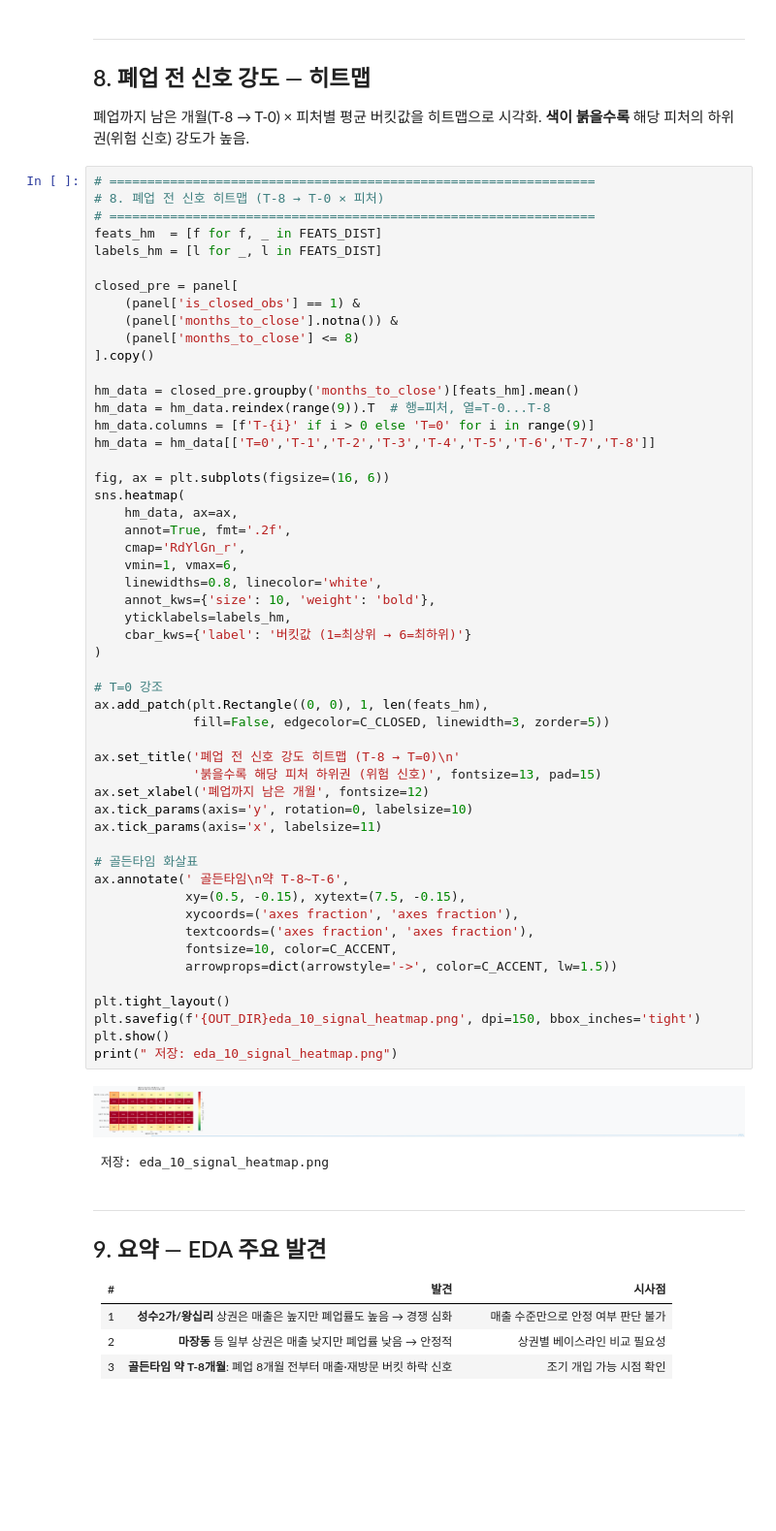
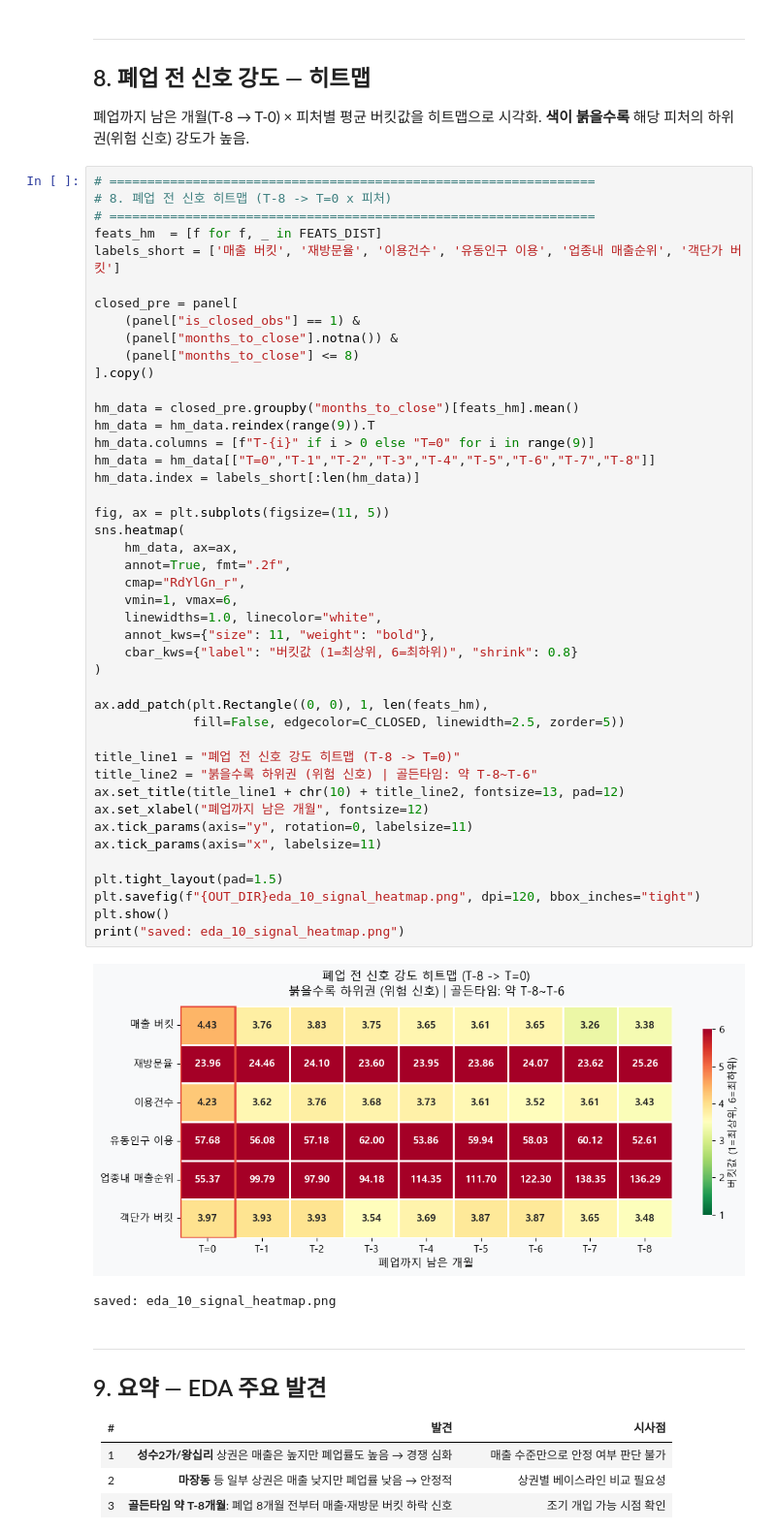
Before and after one commit to Broogun/bigcontest-2025-ews, a Jupyter notebook: notebooks/02_eda_analysis.ipynb, the cells around one changed output. Shown at 97% size. Saved outputs shown, nothing was run; the diff lists cells and outputs as text; blank space fills up the shorter version.

Commit message:
fix: 신호 히트맵 가로 overflow 수정
figsize (16,6) -> (11,5), 짧은 라벨로 교체
기존 7711x612 -> 1186x568으로 정상 비율

```diff
--- a/notebooks/02_eda_analysis.ipynb
+++ b/notebooks/02_eda_analysis.ipynb
@@ -633,59 +633,51 @@ print(" 저장: eda_09_correlation_heatmap.png")
 **색이 붉을수록** 해당 피처의 하위권(위험 신호) 강도가 높음.
 # %%
 # ================================================================
-# 8. 폐업 전 신호 히트맵 (T-8 → T-0 × 피처)
+# 8. 폐업 전 신호 히트맵 (T-8 -> T=0 x 피처)
 # ================================================================
 feats_hm  = [f for f, _ in FEATS_DIST]
-labels_hm = [l for _, l in FEATS_DIST]
+labels_short = ['매출 버킷', '재방문율', '이용건수', '유동인구 이용', '업종내 매출순위', '객단가 버킷']
 
 closed_pre = panel[
-    (panel['is_closed_obs'] == 1) &
-    (panel['months_to_close'].notna()) &
-    (panel['months_to_close'] <= 8)
+    (panel["is_closed_obs"] == 1) &
+    (panel["months_to_close"].notna()) &
+    (panel["months_to_close"] <= 8)
 ].copy()
 
-hm_data = closed_pre.groupby('months_to_close')[feats_hm].mean()
-hm_data = hm_data.reindex(range(9)).T  # 행=피처, 열=T-0...T-8
-hm_data.columns = [f'T-{i}' if i > 0 else 'T=0' for i in range(9)]
-hm_data = hm_data[['T=0','T-1','T-2','T-3','T-4','T-5','T-6','T-7','T-8']]
+hm_data = closed_pre.groupby("months_to_close")[feats_hm].mean()
+hm_data = hm_data.reindex(range(9)).T
+hm_data.columns = [f"T-{i}" if i > 0 else "T=0" for i in range(9)]
+hm_data = hm_data[["T=0","T-1","T-2","T-3","T-4","T-5","T-6","T-7","T-8"]]
+hm_data.index = labels_short[:len(hm_data)]
 
-fig, ax = plt.subplots(figsize=(16, 6))
+fig, ax = plt.subplots(figsize=(11, 5))
 sns.heatmap(
     hm_data, ax=ax,
-    annot=True, fmt='.2f',
-    cmap='RdYlGn_r',
+    annot=True, fmt=".2f",
+    cmap="RdYlGn_r",
     vmin=1, vmax=6,
-    linewidths=0.8, linecolor='white',
-    annot_kws={'size': 10, 'weight': 'bold'},
-    yticklabels=labels_hm,
-    cbar_kws={'label': '버킷값 (1=최상위 → 6=최하위)'}
+    linewidths=1.0, linecolor="white",
+    annot_kws={"size": 11, "weight": "bold"},
+    cbar_kws={"label": "버킷값 (1=최상위, 6=최하위)", "shrink": 0.8}
 )
 
-# T=0 강조
 ax.add_patch(plt.Rectangle((0, 0), 1, len(feats_hm),
-             fill=False, edgecolor=C_CLOSED, linewidth=3, zorder=5))
+             fill=False, edgecolor=C_CLOSED, linewidth=2.5, zorder=5))
 
-ax.set_title('폐업 전 신호 강도 히트맵 (T-8 → T=0)\n'
-             '붉을수록 해당 피처 하위권 (위험 신호)', fontsize=13, pad=15)
-ax.set_xlabel('폐업까지 남은 개월', fontsize=12)
-ax.tick_params(axis='y', rotation=0, labelsize=10)
-ax.tick_params(axis='x', labelsize=11)
+title_line1 = "폐업 전 신호 강도 히트맵 (T-8 -> T=0)"
+title_line2 = "붉을수록 하위권 (위험 신호) | 골든타임: 약 T-8~T-6"
+ax.set_title(title_line1 + chr(10) + title_line2, fontsize=13, pad=12)
+ax.set_xlabel("폐업까지 남은 개월", fontsize=12)
+ax.tick_params(axis="y", rotation=0, labelsize=11)
+ax.tick_params(axis="x", labelsize=11)
 
-# 골든타임 화살표
-ax.annotate(' 골든타임\n약 T-8~T-6',
-            xy=(0.5, -0.15), xytext=(7.5, -0.15),
-            xycoords=('axes fraction', 'axes fraction'),
-            textcoords=('axes fraction', 'axes fraction'),
-            fontsize=10, color=C_ACCENT,
-            arrowprops=dict(arrowstyle='->', color=C_ACCENT, lw=1.5))
-
-plt.tight_layout()
-plt.savefig(f'{OUT_DIR}eda_10_signal_heatmap.png', dpi=150, bbox_inches='tight')
+plt.tight_layout(pad=1.5)
+plt.savefig(f"{OUT_DIR}eda_10_signal_heatmap.png", dpi=120, bbox_inches="tight")
 plt.show()
-print(" 저장: eda_10_signal_heatmap.png")
+print("saved: eda_10_signal_heatmap.png")
 # %% [output]
-[figure, old version]
+[figure, new version]
- 저장: eda_10_signal_heatmap.png
+saved: eda_10_signal_heatmap.png
 # %% [markdown]
 ---
 ## 9. 요약 — EDA 주요 발견
```
Also changed, not shown: 1 other file.
